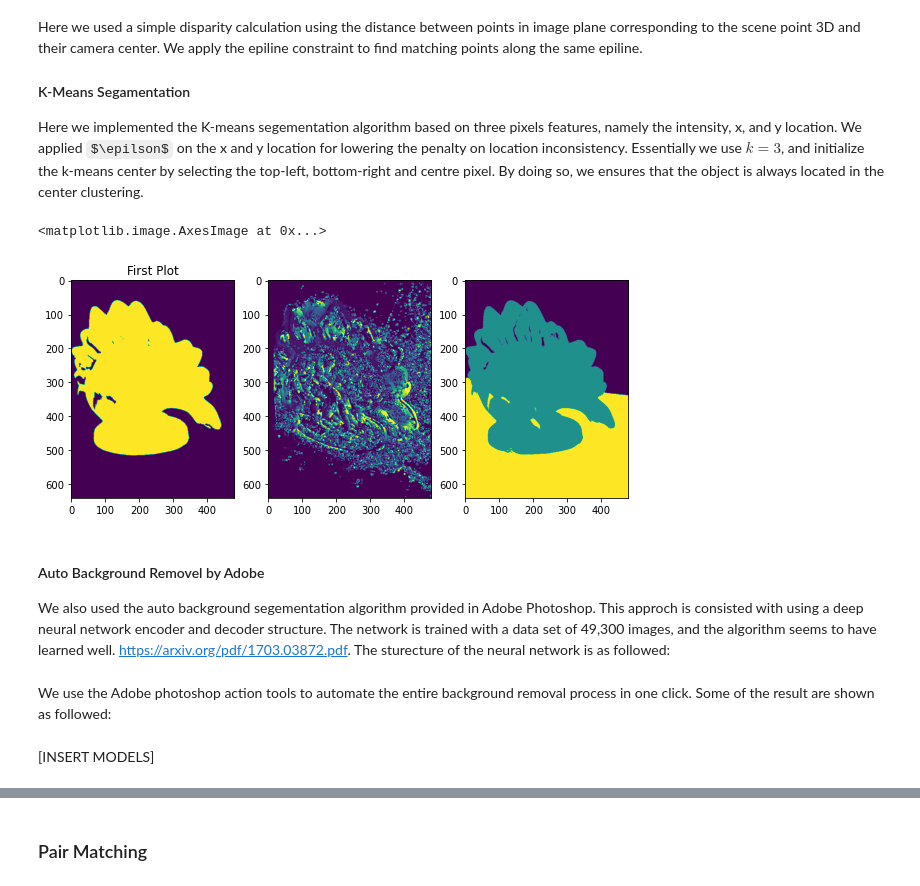
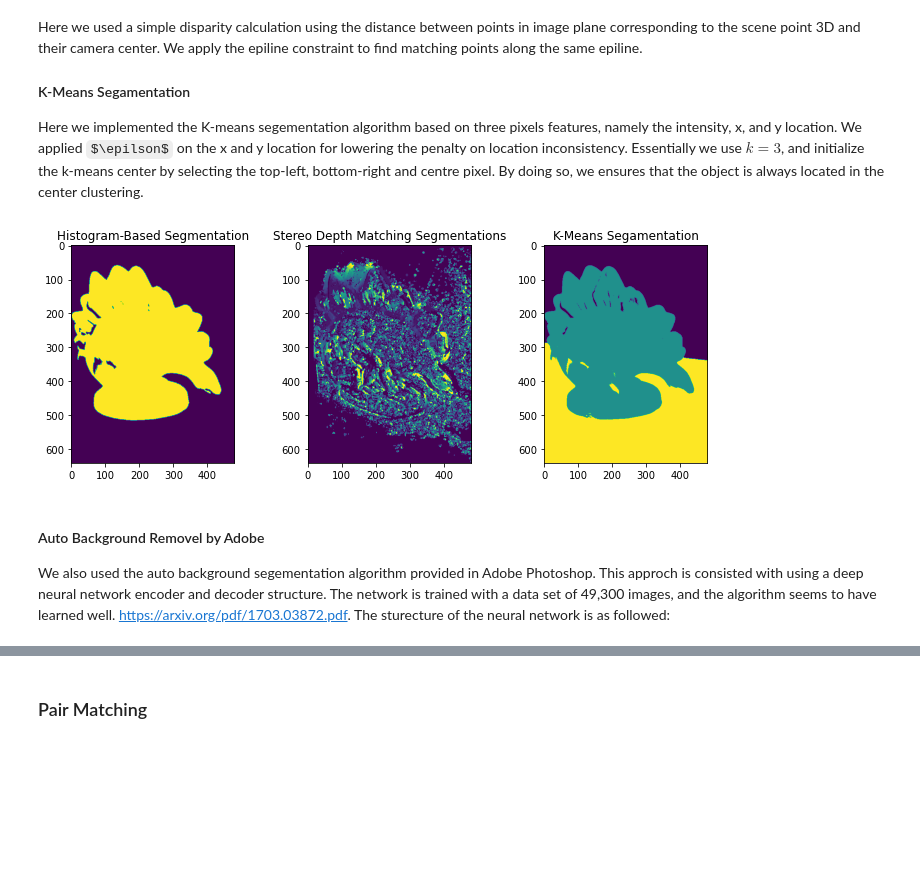
Before and after one commit to mingyuwoo98/volumetric-surface-reconstruction, a Jupyter notebook: Report.ipynb, the cells around one changed output, grey strips where cells are left out. Saved outputs shown, nothing was run; the diff lists cells and outputs as text; code cells hidden in the pictures; some formulas as TeX source; blank space fills up the shorter version.

```diff
--- a/Report.ipynb
+++ b/Report.ipynb
@@ -73,29 +124,28 @@ Here we implemented the K-means segementation algorithm based on three pixels fe
 # %%
 # Histogram-Based Segmentation
 mask_naive, _ = background_remover_naive(rotate(DI.image_list[0], 90, resize = True))
 
 # Stereo Depth Matching Segmentations
 imgL_rotate = img_as_ubyte(rotate(DI.image_list[0], 90, resize = True))
 imgR_rotate = img_as_ubyte(rotate(DI.image_list[1], 90, resize = True))
 mask_depth, _ = background_remover_depth(imgL_rotate, imgR_rotate, DI.T_Matrix[0], DI.T_Matrix[1])
 
 # K-Means Segamentation
 mask_km = background_remover_k_clustering(rotate(DI.image_list[0], 90, resize = True))
 
 
-plt.figure(4,figsize = (10, 4))
+plt.figure(4,figsize = (12, 4))
 
 ax1 = plt.subplot(131)
 plt.imshow(mask_naive)
 ax1.title.set_text('Histogram-Based Segmentation')
-ax1.
+
 ax2 = plt.subplot(132)
 plt.imshow(mask_depth)
 ax2.title.set_text('Stereo Depth Matching Segmentations')
 
 ax3 = plt.subplot(133)
 plt.imshow(mask_km)
-ax2.title.set_text('K-Means Segamentation')
+ax3.title.set_text('K-Means Segamentation')
 # %% [output]
-<matplotlib.image.AxesImage at 0x...>
-[figure, old version]
+[figure, new version]
@@ -105,9 +153,5 @@ mask_km = background_remover_k_clustering(rotate(DI.image_list[0], 90, resize =
 #### Auto Background Removel by Adobe
 
 We also used the auto background segementation algorithm provided in Adobe Photoshop. This approch is consisted with using a deep neural network encoder and decoder structure. The network is trained with a data set of 49,300 images, and the algorithm seems to have learned well. https://arxiv.org/pdf/1703.03872.pdf. The sturecture of the neural network is as followed:
-# %% [markdown]
-We use the Adobe photoshop action tools to automate the entire background removal process in one click. Some of the result are shown as followed:
-# %% [markdown]
-[INSERT MODELS]
 # %% [markdown]
 ![title](imgs/encoderdecoderadobe.png)
```
Also changed, not shown: parts of 29 cells of this notebook, 7 other files.
